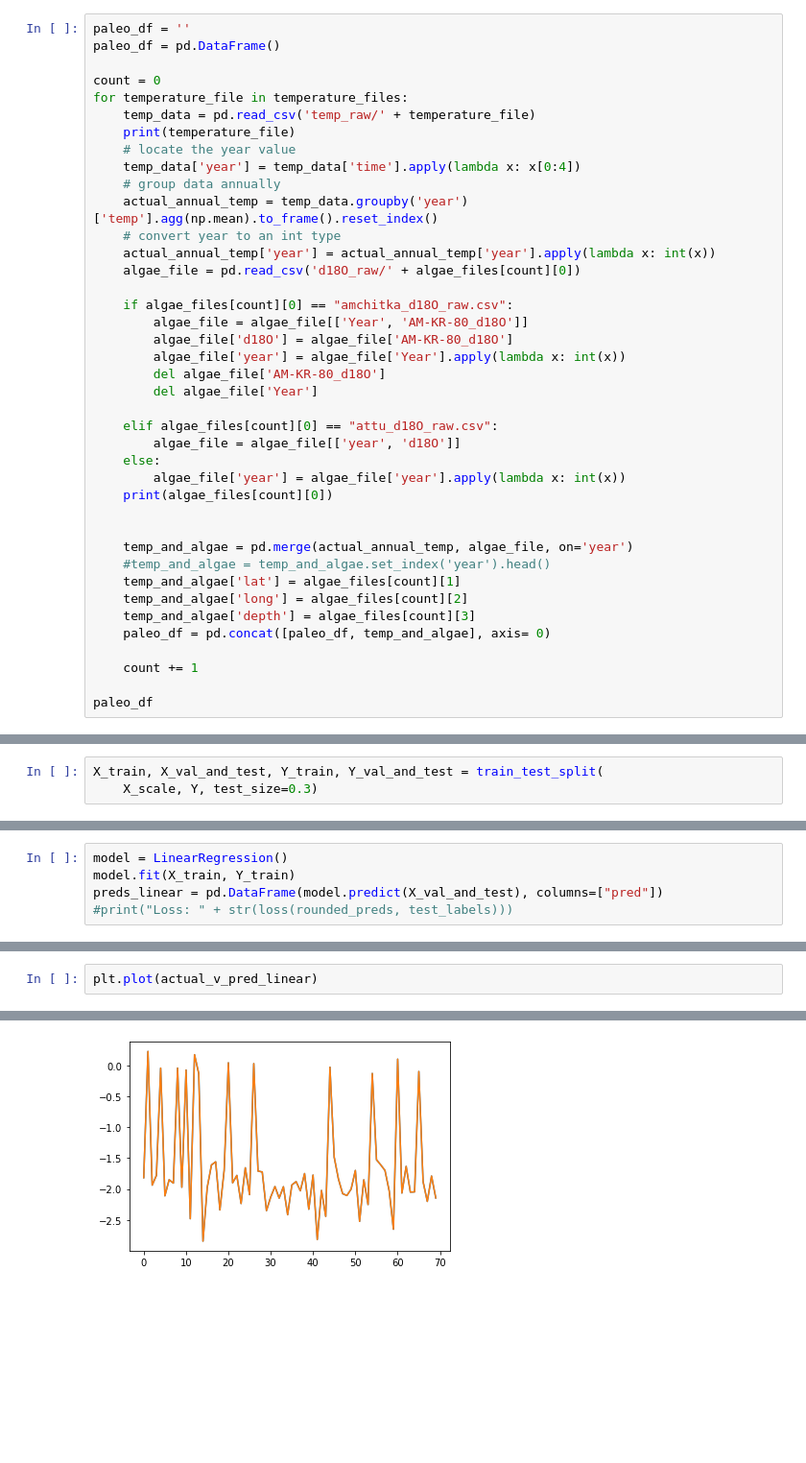
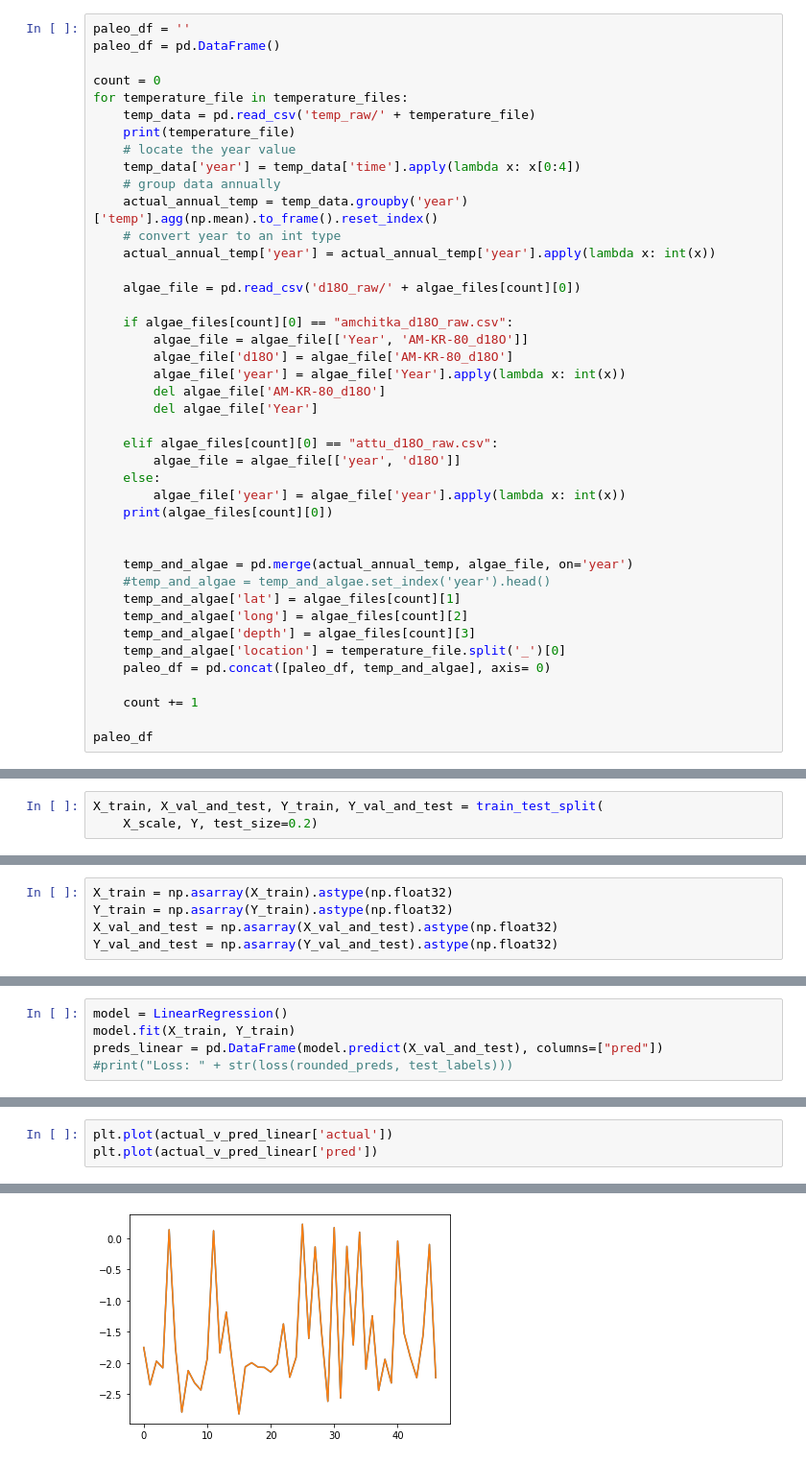
Before and after one commit to p-ai-org/p-climate, a Jupyter notebook: paleo_test.ipynb, the cells around one changed output, grey strips where cells are left out. Shown: that part at 96% size. Saved outputs shown, nothing was run; the diff lists cells and outputs as text; blank space fills up the shorter version.

Commit message:
beginning to log al lsite info for easy access & reference. + basic linear models for d18O prediction of temp

```diff
--- a/paleo_test.ipynb
+++ b/paleo_test.ipynb
@@ -263,6 +308,7 @@ for temperature_file in temperature_files:
     actual_annual_temp = temp_data.groupby('year')['temp'].agg(np.mean).to_frame().reset_index()
     # convert year to an int type
     actual_annual_temp['year'] = actual_annual_temp['year'].apply(lambda x: int(x))
+
     algae_file = pd.read_csv('d18O_raw/' + algae_files[count][0])
 
     if algae_files[count][0] == "amchitka_d18O_raw.csv":
@@ -284,6 +330,7 @@ for temperature_file in temperature_files:
     temp_and_algae['lat'] = algae_files[count][1]
     temp_and_algae['long'] = algae_files[count][2]
     temp_and_algae['depth'] = algae_files[count][3]
+    temp_and_algae['location'] = temperature_file.split('_')[0]
     paleo_df = pd.concat([paleo_df, temp_and_algae], axis= 0)
 
     count += 1
@@ -374,4 +407,4 @@ array([[0.18      , 0.88054431, 1.        , 0.7999685 , 0.        ],
 from sklearn.model_selection import train_test_split
 # %%
 X_train, X_val_and_test, Y_train, Y_val_and_test = train_test_split(
-    X_scale, Y, test_size=0.3)
+    X_scale, Y, test_size=0.2)
@@ -401,3 +445,8 @@ model.compile(
 # model.compile(optimizer='sgd',
 #               loss='binary_crossentropy',
 #               metrics=['r2_score'])
+# %%
+X_train = np.asarray(X_train).astype(np.float32)
+Y_train = np.asarray(Y_train).astype(np.float32)
+X_val_and_test = np.asarray(X_val_and_test).astype(np.float32)
+Y_val_and_test = np.asarray(Y_val_and_test).astype(np.float32)
@@ -566,3 +592,4 @@ actual_v_pred_linear
 # %%
-plt.plot(actual_v_pred_linear)
+plt.plot(actual_v_pred_linear['actual'])
+plt.plot(actual_v_pred_linear['pred'])
 # %% [output]
@@ -571 +597 @@ plt.plot(actual_v_pred_linear)
-[figure, old version]
+[figure, new version]
```
Also changed, not shown: parts of 45 cells of this notebook, 1 other file.
